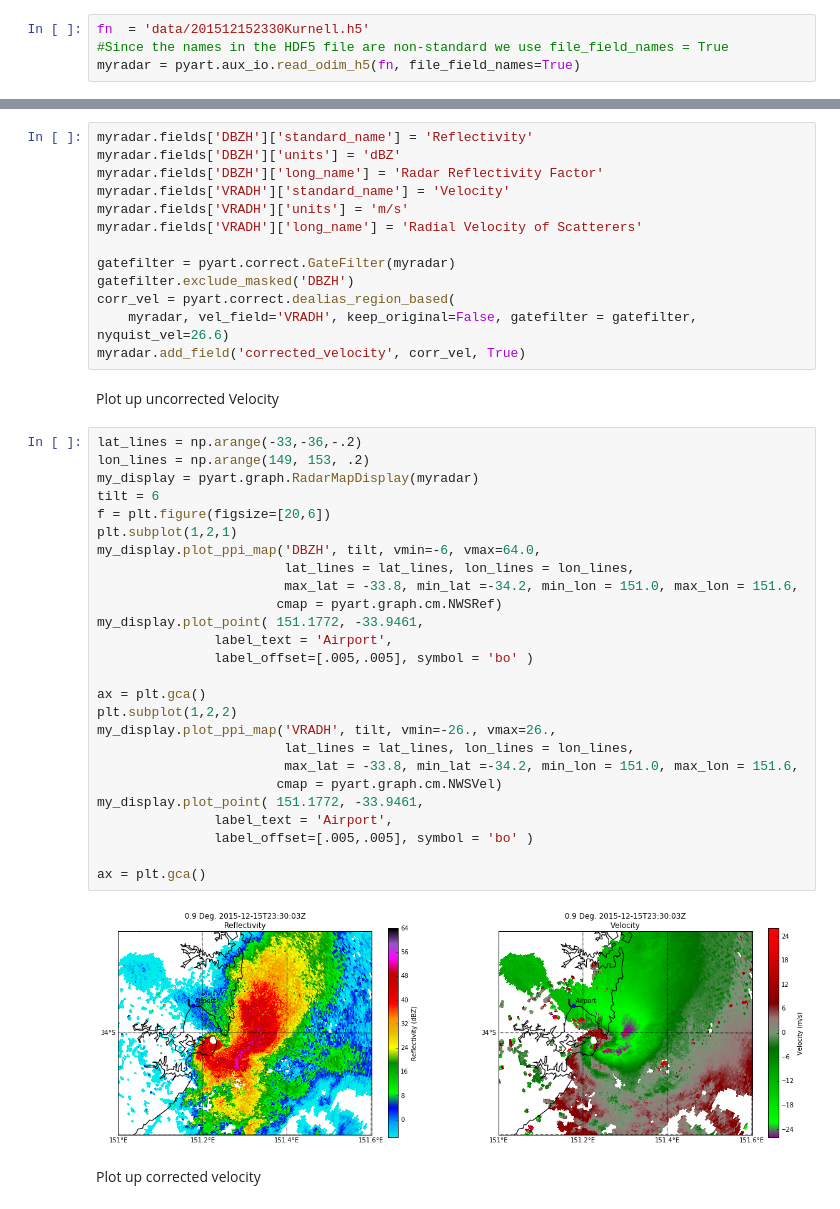
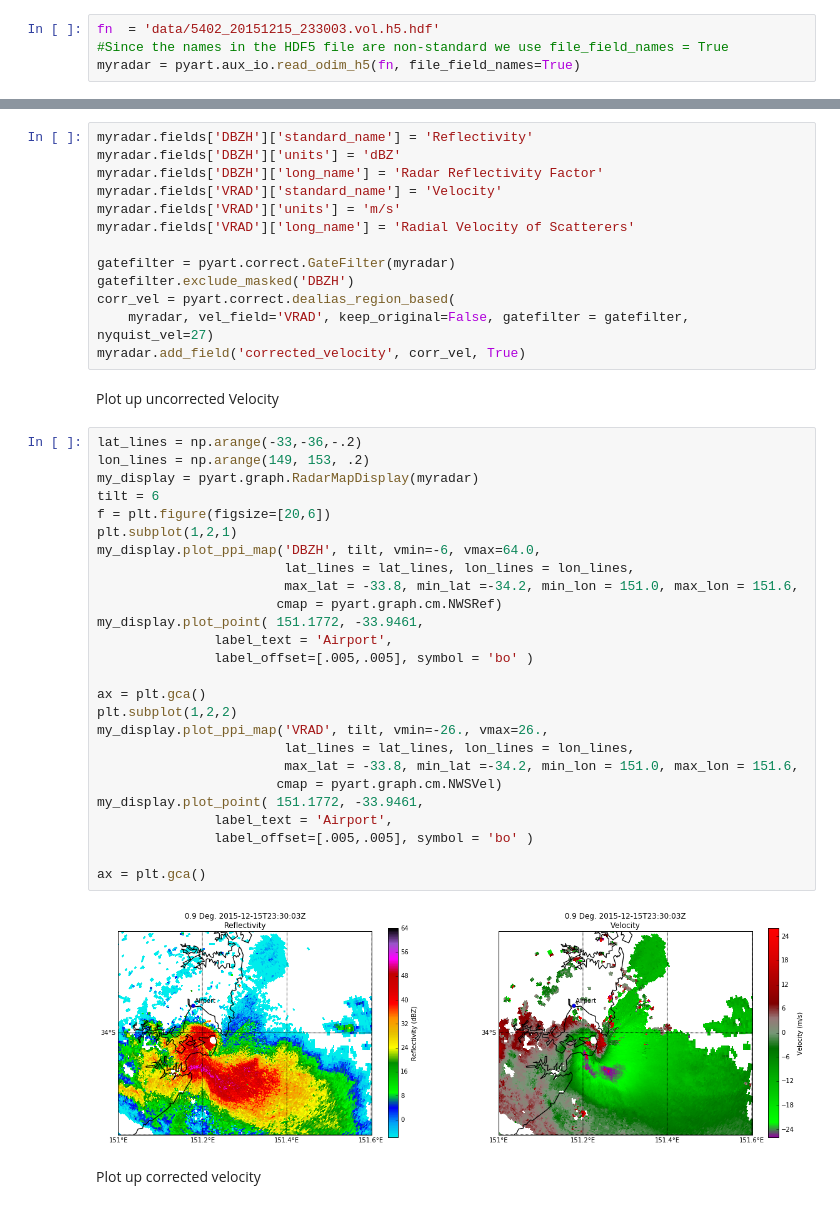
Before and after one commit to joshua-wx/crg_notebooks, a Jupyter notebook: Kurnell_tor_20151215.ipynb, the cells around one changed output, grey strips where cells are left out. Saved outputs shown, nothing was run; the diff lists cells and outputs as text.

```diff
--- a/Kurnell_tor_20151215.ipynb
+++ b/Kurnell_tor_20151215.ipynb
@@ -14,7 +14,7 @@ from netCDF4 import num2date, date2num
 # %% [markdown]
 Load odimh5 file
 # %%
-fn  = 'data/201512152330Kurnell.h5'
+fn  = 'data/5402_20151215_233003.vol.h5.hdf'
 #Since the names in the HDF5 file are non-standard we use file_field_names = True
 myradar = pyart.aux_io.read_odim_h5(fn, file_field_names=True)
 # %% [markdown]
@@ -30,45 +30,45 @@ Unfold Velocity
 myradar.fields['DBZH']['standard_name'] = 'Reflectivity'
 myradar.fields['DBZH']['units'] = 'dBZ'
 myradar.fields['DBZH']['long_name'] = 'Radar Reflectivity Factor'
-myradar.fields['VRADH']['standard_name'] = 'Velocity'
-myradar.fields['VRADH']['units'] = 'm/s'
-myradar.fields['VRADH']['long_name'] = 'Radial Velocity of Scatterers'
+myradar.fields['VRAD']['standard_name'] = 'Velocity'
+myradar.fields['VRAD']['units'] = 'm/s'
+myradar.fields['VRAD']['long_name'] = 'Radial Velocity of Scatterers'
 
 gatefilter = pyart.correct.GateFilter(myradar)
 gatefilter.exclude_masked('DBZH')
 corr_vel = pyart.correct.dealias_region_based(
-    myradar, vel_field='VRADH', keep_original=False, gatefilter = gatefilter, nyquist_vel=26.6)
+    myradar, vel_field='VRAD', keep_original=False, gatefilter = gatefilter, nyquist_vel=27)
 myradar.add_field('corrected_velocity', corr_vel, True)
 # %% [markdown]
 Plot up uncorrected Velocity
 # %%
 lat_lines = np.arange(-33,-36,-.2)
 lon_lines = np.arange(149, 153, .2)
 my_display = pyart.graph.RadarMapDisplay(myradar)
 tilt = 6
 f = plt.figure(figsize=[20,6])
 plt.subplot(1,2,1)
 my_display.plot_ppi_map('DBZH', tilt, vmin=-6, vmax=64.0,
                         lat_lines = lat_lines, lon_lines = lon_lines,
                         max_lat = -33.8, min_lat =-34.2, min_lon = 151.0, max_lon = 151.6,
                        cmap = pyart.graph.cm.NWSRef)
 my_display.plot_point( 151.1772, -33.9461,
                label_text = 'Airport',
                label_offset=[.005,.005], symbol = 'bo' )
 
 ax = plt.gca()
 plt.subplot(1,2,2)
-my_display.plot_ppi_map('VRADH', tilt, vmin=-26., vmax=26.,
+my_display.plot_ppi_map('VRAD', tilt, vmin=-26., vmax=26.,
                         lat_lines = lat_lines, lon_lines = lon_lines,
                         max_lat = -33.8, min_lat =-34.2, min_lon = 151.0, max_lon = 151.6,
                        cmap = pyart.graph.cm.NWSVel)
 my_display.plot_point( 151.1772, -33.9461,
                label_text = 'Airport',
                label_offset=[.005,.005], symbol = 'bo' )
 
 ax = plt.gca()
 # %% [output]
-[figure, old version]
+[figure, new version]
 # %% [markdown]
 Plot up corrected velocity
 # %%
```
Also changed, not shown: parts of 1 cell of this notebook, 4 other files.
